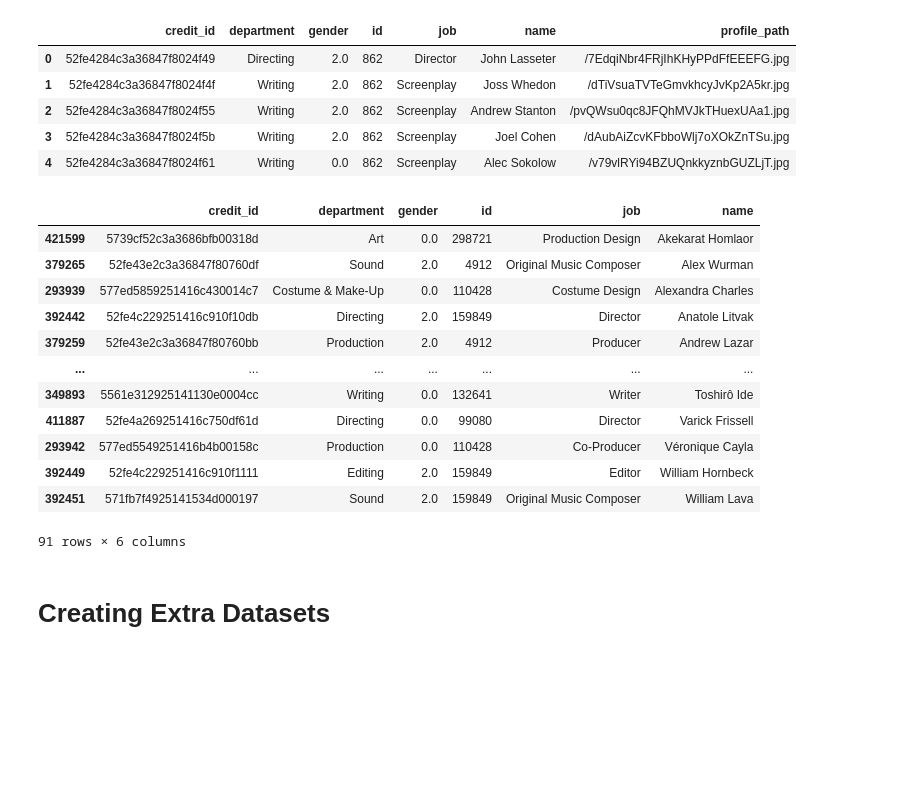
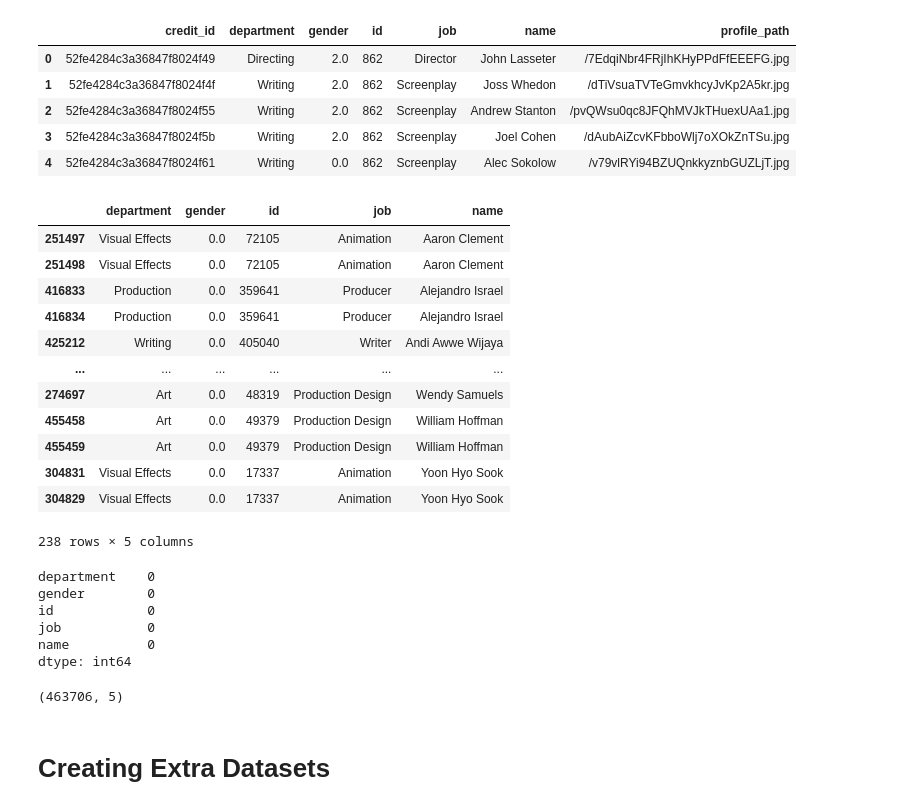
Before and after one commit to cristhianc001/Movie-Recommendation-System, a Jupyter notebook: notebooks/1. Data Cleaning and Wrangling.ipynb, the cells around one changed output. Saved outputs shown, nothing was run; the diff lists cells and outputs as text; code cells hidden in the pictures; blank space fills up the shorter version.

```diff
--- a/notebooks/1. Data Cleaning and Wrangling.ipynb
+++ b/notebooks/1. Data Cleaning and Wrangling.ipynb
@@ -264,0 +370,2 @@ df_credits.drop_duplicates(inplace=True)
+# %%
+df_credits.drop_duplicates(subset="id", inplace=True)
@@ -348,22 +477,35 @@ df_crew.head()
 | 3 | 52fe4284c3a36847f8024f5b | Writing | 2.0 | 862 | Screenplay | Joel Cohen | /dAubAiZcvKFbboWlj7oXOkZnTSu.jpg |
 | 4 | 52fe4284c3a36847f8024f61 | Writing | 0.0 | 862 | Screenplay | Alec Sokolow | /v79vlRYi94BZUQnkkyznbGUZLjT.jpg |
 # %%
-df_crew.drop(columns="profile_path", inplace=True)
+df_crew.drop(columns=["profile_path", "credit_id"], inplace=True)
 # %%
-df_crew[df_crew.duplicated()].sort_values(by="name")
+df_crew[df_crew.duplicated(keep=False)].sort_values(by="name")
 # %% [output]
-|  | credit_id | department | gender | id | job | name |
-| 421599 | 5739cf52c3a3686bfb00318d | Art | 0.0 | 298721 | Production Design | Akekarat Homlaor |
-| 379265 | 52fe43e2c3a36847f80760df | Sound | 2.0 | 4912 | Original Music Composer | Alex Wurman |
-| 293939 | 577ed5859251416c430014c7 | Costume & Make-Up | 0.0 | 110428 | Costume Design | Alexandra Charles |
-| 392442 | 52fe4c229251416c910f10db | Directing | 2.0 | 159849 | Director | Anatole Litvak |
-| 379259 | 52fe43e2c3a36847f80760bb | Production | 2.0 | 4912 | Producer | Andrew Lazar |
-| ... | ... | ... | ... | ... | ... | ... |
-| 349893 | 5561e312925141130e0004cc | Writing | 0.0 | 132641 | Writer | Toshirô Ide |
-| 411887 | 52fe4a269251416c750df61d | Directing | 0.0 | 99080 | Director | Varick Frissell |
-| 293942 | 577ed5549251416b4b00158c | Production | 0.0 | 110428 | Co-Producer | Véronique Cayla |
-| 392449 | 52fe4c229251416c910f1111 | Editing | 2.0 | 159849 | Editor | William Hornbeck |
-| 392451 | 571fb7f4925141534d000197 | Sound | 2.0 | 159849 | Original Music Composer | William Lava |
+|  | department | gender | id | job | name |
+| 251497 | Visual Effects | 0.0 | 72105 | Animation | Aaron Clement |
+| 251498 | Visual Effects | 0.0 | 72105 | Animation | Aaron Clement |
+| 416833 | Production | 0.0 | 359641 | Producer | Alejandro Israel |
+| 416834 | Production | 0.0 | 359641 | Producer | Alejandro Israel |
+| 425212 | Writing | 0.0 | 405040 | Writer | Andi Awwe Wijaya |
+| ... | ... | ... | ... | ... | ... |
+| 274697 | Art | 0.0 | 48319 | Production Design | Wendy Samuels |
+| 455458 | Art | 0.0 | 49379 | Production Design | William Hoffman |
+| 455459 | Art | 0.0 | 49379 | Production Design | William Hoffman |
+| 304831 | Visual Effects | 0.0 | 17337 | Animation | Yoon Hyo Sook |
+| 304829 | Visual Effects | 0.0 | 17337 | Animation | Yoon Hyo Sook |
-91 rows × 6 columns
+238 rows × 5 columns
 # %%
 df_crew.drop_duplicates(inplace=True)
+# %%
+df_crew.isna().sum()
+# %% [output]
+department    0
+gender        0
+id            0
+job           0
+name          0
+dtype: int64
+# %%
+df_crew.shape
+# %% [output]
+(463706, 5)
```
Also changed, not shown: parts of 66 cells of this notebook, 9 other files.
